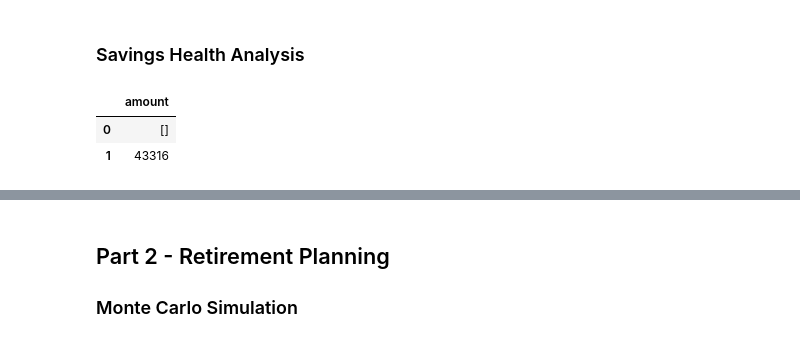
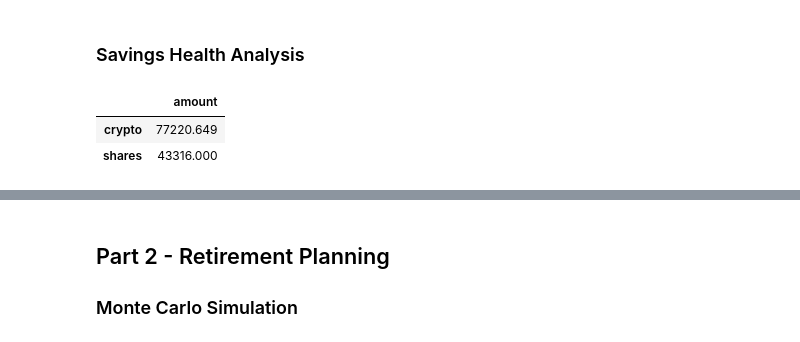
Before and after one commit to nrader91/Financial_Planner_API, a Jupyter notebook: financial-planner.ipynb, the cells around one changed output, grey strips where cells are left out. Cells and saved outputs as stored; diff of their text form; code cells hidden in the pictures.

```diff
--- a/financial-planner.ipynb
+++ b/financial-planner.ipynb
@@ -31,20 +31,23 @@ eth_url = "https://api.alternative.me/v2/ticker/Ethereum/?convert=CAD"
 # %%
 # Fetch current BTC price
 btc_data = requests.get(btc_url).json()
-print(btc_data)
-btc_price = float(btc_data["1"]["USD"]['price'])
+print(json.dumps(btc_data, indent=4))
+btc_price = float(btc_data['data']["1"]['quotes']["USD"]['price'])
 
 
 # Fetch current ETH price
 eth_data = requests.get(eth_url).json()
-eth_price = float(eth_data["price"])
+print(json.dumps(eth_data, indent=4))
+eth_price = float(eth_data['data']["1027"]['quotes']["USD"]['price'])
 
 
 # Compute current value of my crypto
 my_btc_value = btc_price * my_btc
+print(my_btc_value)
 
 
 my_eth_value = eth_price * my_eth
+print(my_eth_value)
 
 # Print current crypto wallet balance
 print(f"The current value of your {my_btc} BTC is ${my_btc_value:0.2f}")
@@ -125,18 +143,19 @@ The current value of your 200 AGG shares is $22803.00
 # %%
 # Set monthly household income
 monthly_income = 12000
 
 # Create savings DataFrame
 crypto_assets = my_btc_value + my_eth_value
 shares_assets = my_spy_value + my_agg_value
 d = {'amount': [crypto_assets, shares_assets]}
 df_savings = pd.DataFrame(data=d)
+df_savings.index = ['crypto', 'shares']
 
 # Display savings DataFrame
 display(df_savings)
 # %% [output]
 |  | amount |
-| 0 | [] |
-| 1 | 43316 |
+| crypto | 77220.649 |
+| shares | 43316.000 |
 # %%
 # Plot savings pie chart
```
Also changed, not shown: parts of 5 cells of this notebook.
